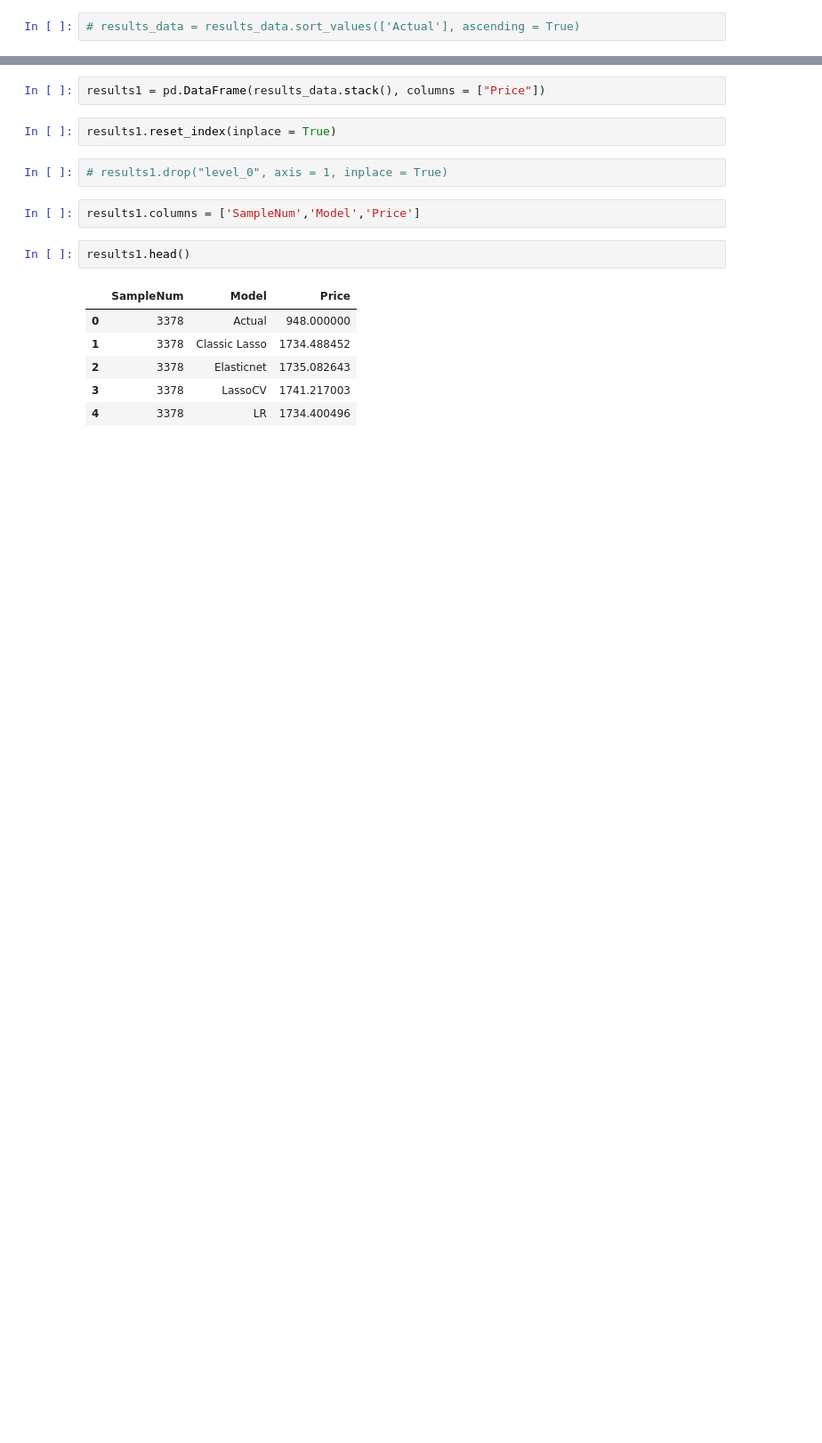
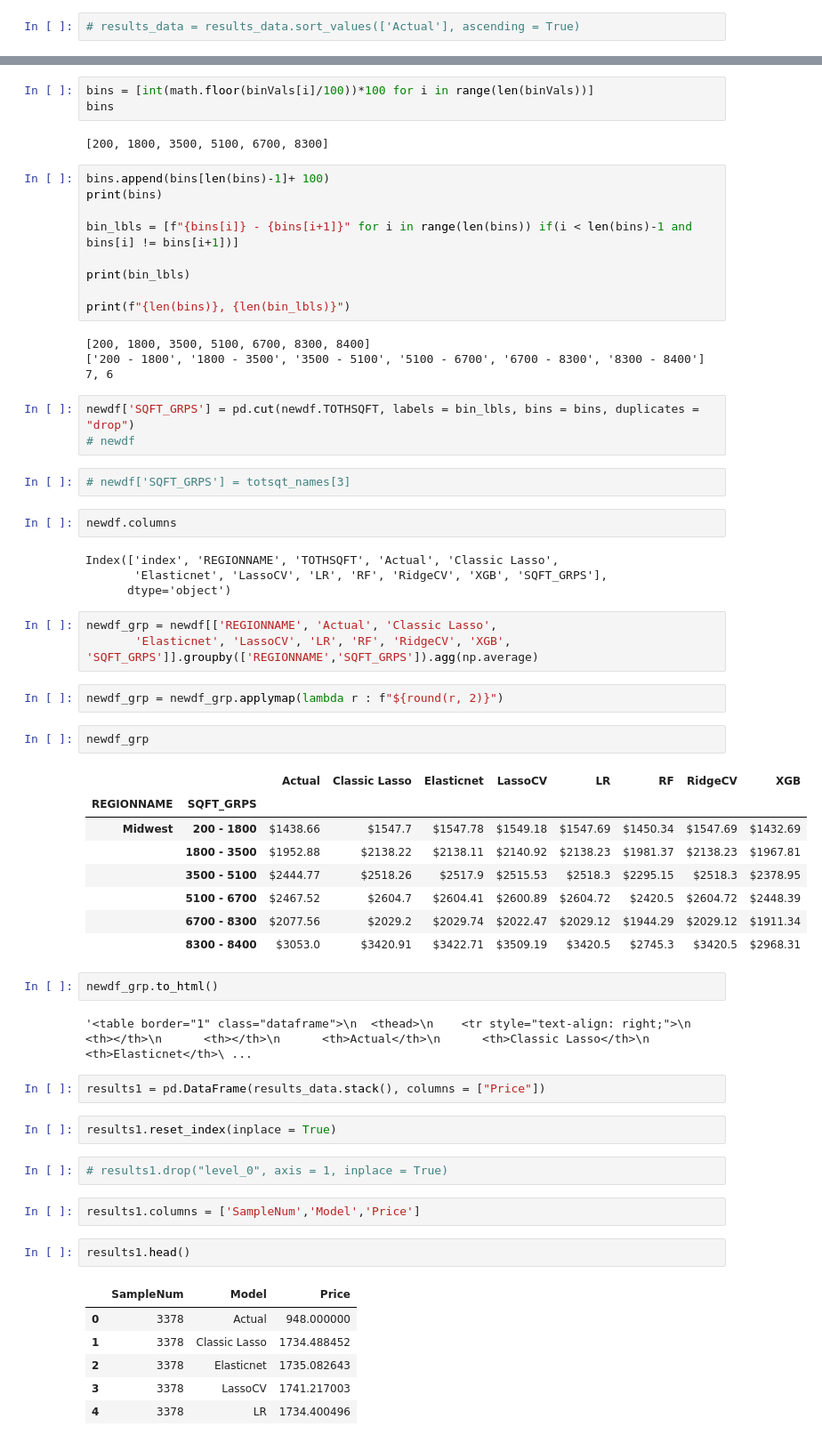
Before and after one commit to sigmanudude/ResidentialEnergyPrediction, a Jupyter notebook: predictPrice.ipynb, the cells around one changed output, grey strips where cells are left out. Shown: that part at 89% size. Drawn from its saved outputs; the diff is of its cells as text; blank space fills up the shorter version.

```diff
--- a/predictPrice.ipynb
+++ b/predictPrice.ipynb
@@ -244,3 +262,52 @@ results_data
+# %%
+bins = [int(math.floor(binVals[i]/100))*100 for i in range(len(binVals))]
+bins
+# %% [output]
+[200, 1800, 3500, 5100, 6700, 8300]
+# %%
+bins.append(bins[len(bins)-1]+ 100)
+print(bins)
+
+bin_lbls = [f"{bins[i]} - {bins[i+1]}" for i in range(len(bins)) if(i < len(bins)-1 and bins[i] != bins[i+1])]
+
+print(bin_lbls)
+
+print(f"{len(bins)}, {len(bin_lbls)}")
+# %% [output]
+[200, 1800, 3500, 5100, 6700, 8300, 8400]
+['200 - 1800', '1800 - 3500', '3500 - 5100', '5100 - 6700', '6700 - 8300', '8300 - 8400']
+7, 6
+# %%
+newdf['SQFT_GRPS'] = pd.cut(newdf.TOTHSQFT, labels = bin_lbls, bins = bins, duplicates = "drop")
+# newdf
+# %%
+# newdf['SQFT_GRPS'] = totsqt_names[3]
+# %%
+newdf.columns
+# %% [output]
+Index(['index', 'REGIONNAME', 'TOTHSQFT', 'Actual', 'Classic Lasso',
+       'Elasticnet', 'LassoCV', 'LR', 'RF', 'RidgeCV', 'XGB', 'SQFT_GRPS'],
+      dtype='object')
+# %%
+newdf_grp = newdf[['REGIONNAME', 'Actual', 'Classic Lasso',
+       'Elasticnet', 'LassoCV', 'LR', 'RF', 'RidgeCV', 'XGB', 'SQFT_GRPS']].groupby(['REGIONNAME','SQFT_GRPS']).agg(np.average)
+# %%
+newdf_grp = newdf_grp.applymap(lambda r : f"${round(r, 2)}")
+# %%
+newdf_grp
+# %% [output]
+|  |  | Actual | Classic Lasso | Elasticnet | LassoCV | LR | RF | RidgeCV | XGB |
+| REGIONNAME | SQFT_GRPS |  |  |  |  |  |  |  |  |
+| Midwest | 200 - 1800 | $1438.66 | $1547.7 | $1547.78 | $1549.18 | $1547.69 | $1450.34 | $1547.69 | $1432.69 |
+|  | 1800 - 3500 | $1952.88 | $2138.22 | $2138.11 | $2140.92 | $2138.23 | $1981.37 | $2138.23 | $1967.81 |
+|  | 3500 - 5100 | $2444.77 | $2518.26 | $2517.9 | $2515.53 | $2518.3 | $2295.15 | $2518.3 | $2378.95 |
+|  | 5100 - 6700 | $2467.52 | $2604.7 | $2604.41 | $2600.89 | $2604.72 | $2420.5 | $2604.72 | $2448.39 |
+|  | 6700 - 8300 | $2077.56 | $2029.2 | $2029.74 | $2022.47 | $2029.12 | $1944.29 | $2029.12 | $1911.34 |
+|  | 8300 - 8400 | $3053.0 | $3420.91 | $3422.71 | $3509.19 | $3420.5 | $2745.3 | $3420.5 | $2968.31 |
+# %%
+newdf_grp.to_html()
+# %% [output]
+'<table border="1" class="dataframe">\n  <thead>\n    <tr style="text-align: right;">\n      <th></th>\n      <th></th>\n      <th>Actual</th>\n      <th>Classic Lasso</th>\n      <th>Elasticnet</th>\ ...
 # %%
 results1 = pd.DataFrame(results_data.stack(), columns = ["Price"])
 # %%
```
Also changed, not shown: parts of 18 cells of this notebook, 6 other files.
